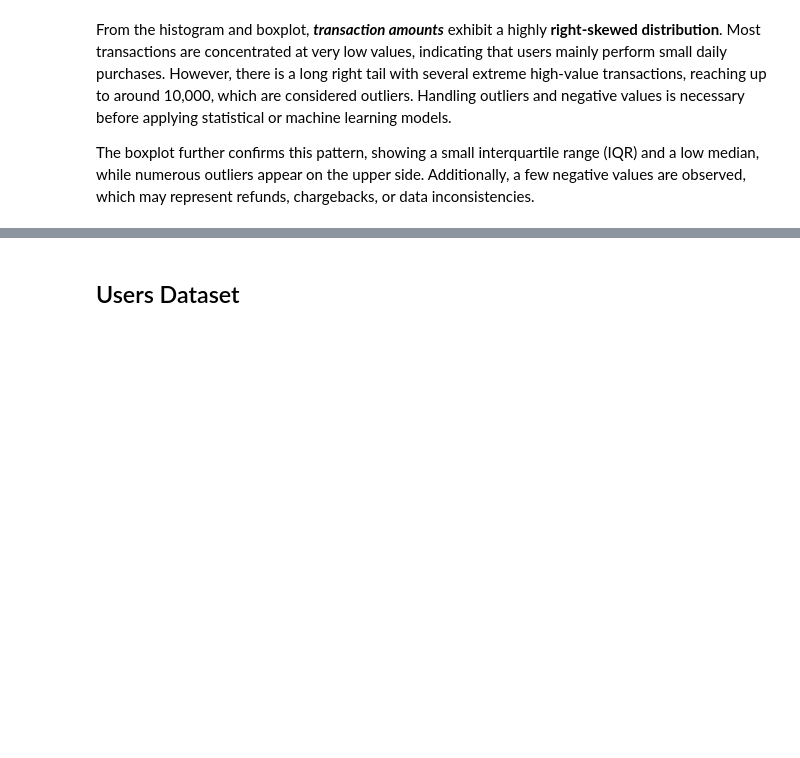
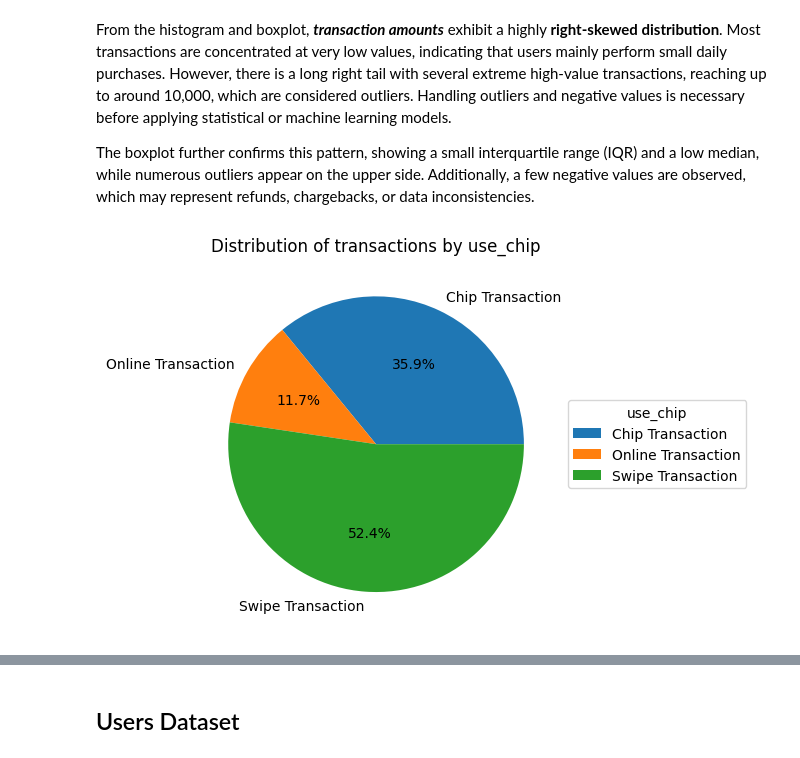
Before and after one commit to hlnetr21354/Financial-Transactions-Analysis, a Jupyter notebook: notebook/transform_data_eda.ipynb, the cells around one changed output, grey strips where cells are left out. Drawn from its saved outputs; the diff is of its cells as text; code cells hidden in the pictures; blank space fills up the shorter version.

```diff
--- a/notebook/transform_data_eda.ipynb
+++ b/notebook/transform_data_eda.ipynb
@@ -487,3 +488,12 @@ txn_df.loc[txn_df['amount'] <0]
 From the histogram and boxplot, ***transaction amounts*** exhibit a highly **right-skewed distribution**. Most transactions are concentrated at very low values, indicating that users mainly perform small daily purchases. However, there is a long right tail with several extreme high-value transactions, reaching up to around 10,000, which are considered outliers. Handling outliers and negative values is necessary before applying statistical or machine learning models.
 
 The boxplot further confirms this pattern, showing a small interquartile range (IQR) and a low median, while numerous outliers appear on the upper side. Additionally, a few negative values are observed, which may represent refunds, chargebacks, or data inconsistencies.
+# %%
+use_chip_df = pd.DataFrame(txn_df.groupby('use_chip').agg(count=('id','nunique'))).reset_index()
+
+plt.pie(use_chip_df['count'], labels=use_chip_df['use_chip'], autopct='%1.1f%%')
+plt.title('Distribution of transactions by use_chip')
+plt.legend(title='use_chip', loc='center left', bbox_to_anchor=(1, 0.5))
+plt.show()
+# %% [output]
+[figure, added]
```
Also changed, not shown: parts of 19 cells of this notebook.
